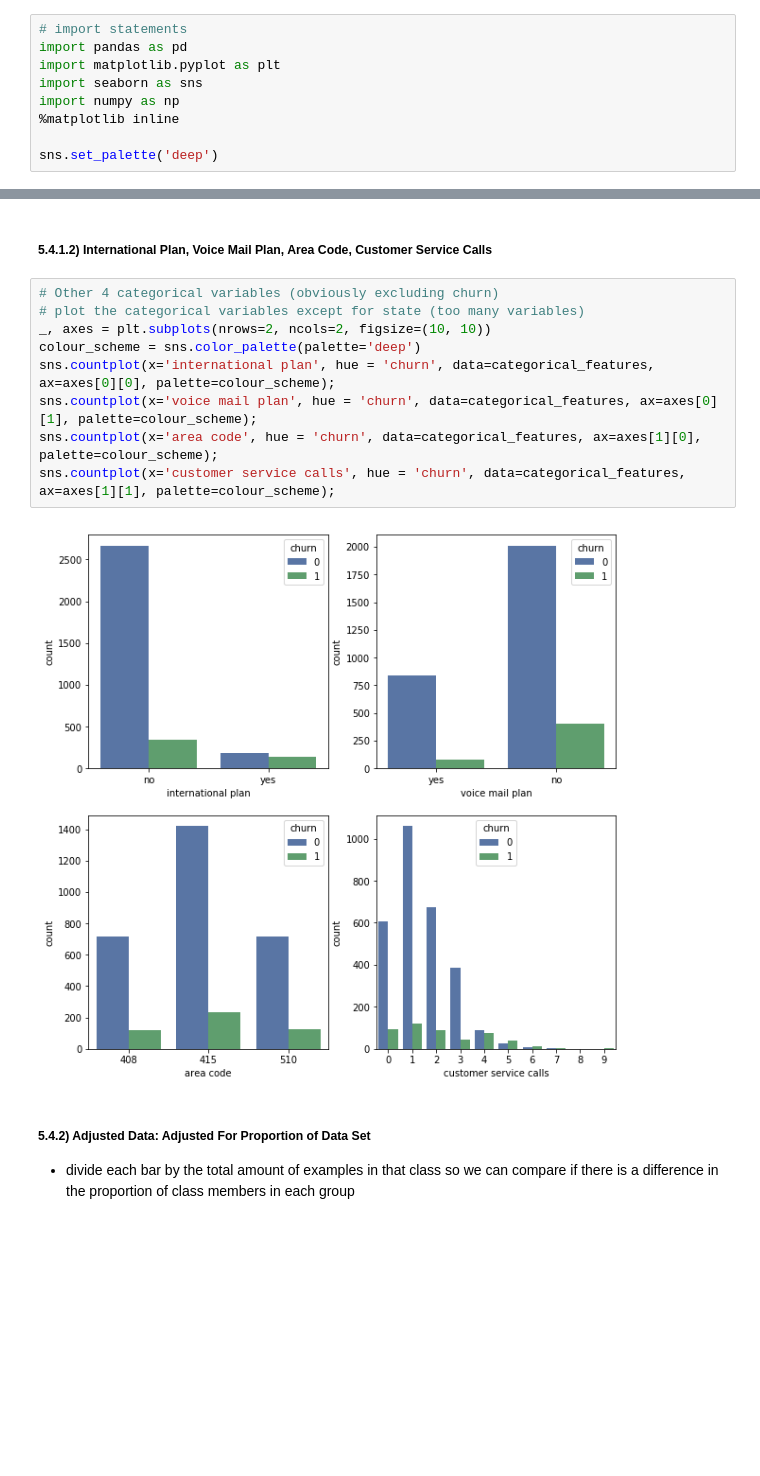
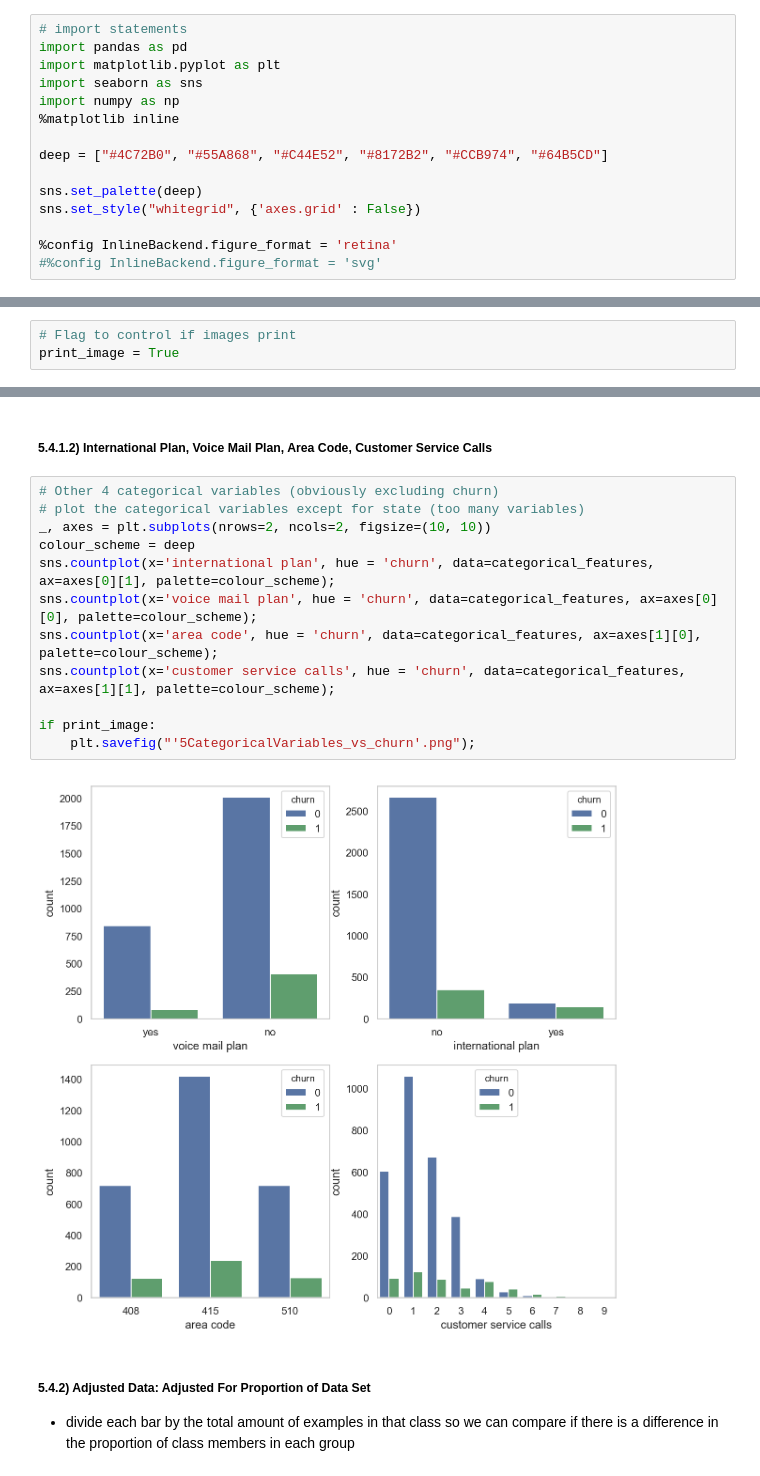
Before and after one commit to Herdmangct/Intellify_Github, a Jupyter notebook: Intellify Presentation - Kaggle Telecoms Churn Data.ipynb, the cells around one changed output, grey strips where cells are left out. Saved outputs shown, nothing was run; the diff lists cells and outputs as text; blank space fills up the shorter version.

```diff
--- a/Intellify Presentation - Kaggle Telecoms Churn Data.ipynb
+++ b/Intellify Presentation - Kaggle Telecoms Churn Data.ipynb
@@ -59,7 +66,13 @@ import seaborn as sns
 import numpy as np
 %matplotlib inline
 
-sns.set_palette('deep')
+deep = ["#4C72B0", "#55A868", "#C44E52", "#8172B2", "#CCB974", "#64B5CD"]
+
+sns.set_palette(deep)
+sns.set_style("whitegrid", {'axes.grid' : False})
+
+%config InlineBackend.figure_format = 'retina'
+#%config InlineBackend.figure_format = 'svg'
 # %% [markdown]
 ## 2) Locate and Access Data
 # %% [markdown]
@@ -327,5 +340,8 @@ Percentage of data set
 -----------------
 Didn't churn: 85.51
 Did churn: 14.49
+# %%
+# Flag to control if images print
+print_image = True
 # %%
 # plot the categorical variables except for state (too many variables)
@@ -399,14 +429,17 @@ sns.countplot(hue = 'churn', x='state', data=categorical_features, palette=colou
 # %%
 # Other 4 categorical variables (obviously excluding churn)
 # plot the categorical variables except for state (too many variables)
 _, axes = plt.subplots(nrows=2, ncols=2, figsize=(10, 10))
-colour_scheme = sns.color_palette(palette='deep')
-sns.countplot(x='international plan', hue = 'churn', data=categorical_features, ax=axes[0][0], palette=colour_scheme);
-sns.countplot(x='voice mail plan', hue = 'churn', data=categorical_features, ax=axes[0][1], palette=colour_scheme);
+colour_scheme = deep
+sns.countplot(x='international plan', hue = 'churn', data=categorical_features, ax=axes[0][1], palette=colour_scheme);
+sns.countplot(x='voice mail plan', hue = 'churn', data=categorical_features, ax=axes[0][0], palette=colour_scheme);
 sns.countplot(x='area code', hue = 'churn', data=categorical_features, ax=axes[1][0], palette=colour_scheme);
 sns.countplot(x='customer service calls', hue = 'churn', data=categorical_features, ax=axes[1][1], palette=colour_scheme);
+
+if print_image:
+    plt.savefig("'5CategoricalVariables_vs_churn'.png");
 # %% [output]
-[figure, old version]
+[figure, new version]
 # %% [markdown]
 ##### 5.4.2) Adjusted Data: Adjusted For Proportion of Data Set
 - divide each bar by the total amount of examples in that class so we can compare if there is a difference in the proportion of class members in each group
```
Also changed, not shown: parts of 165 cells of this notebook, 1 other file.
